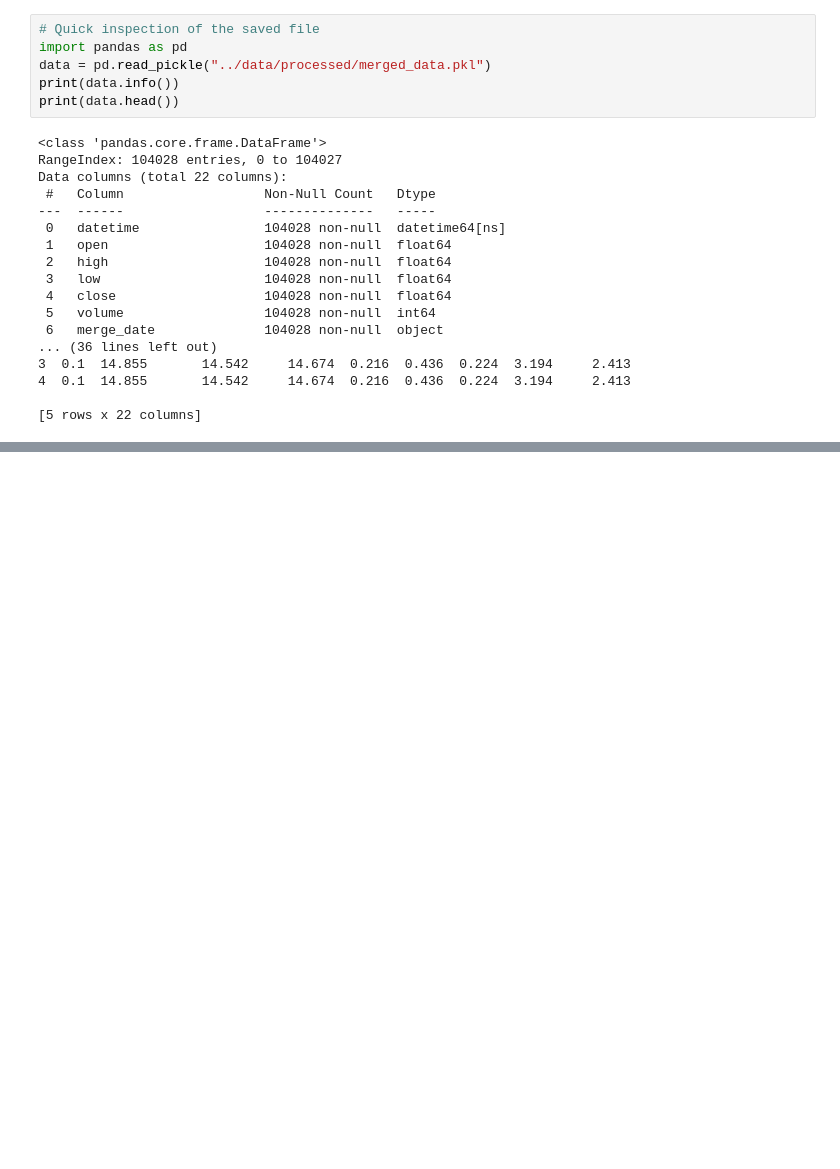
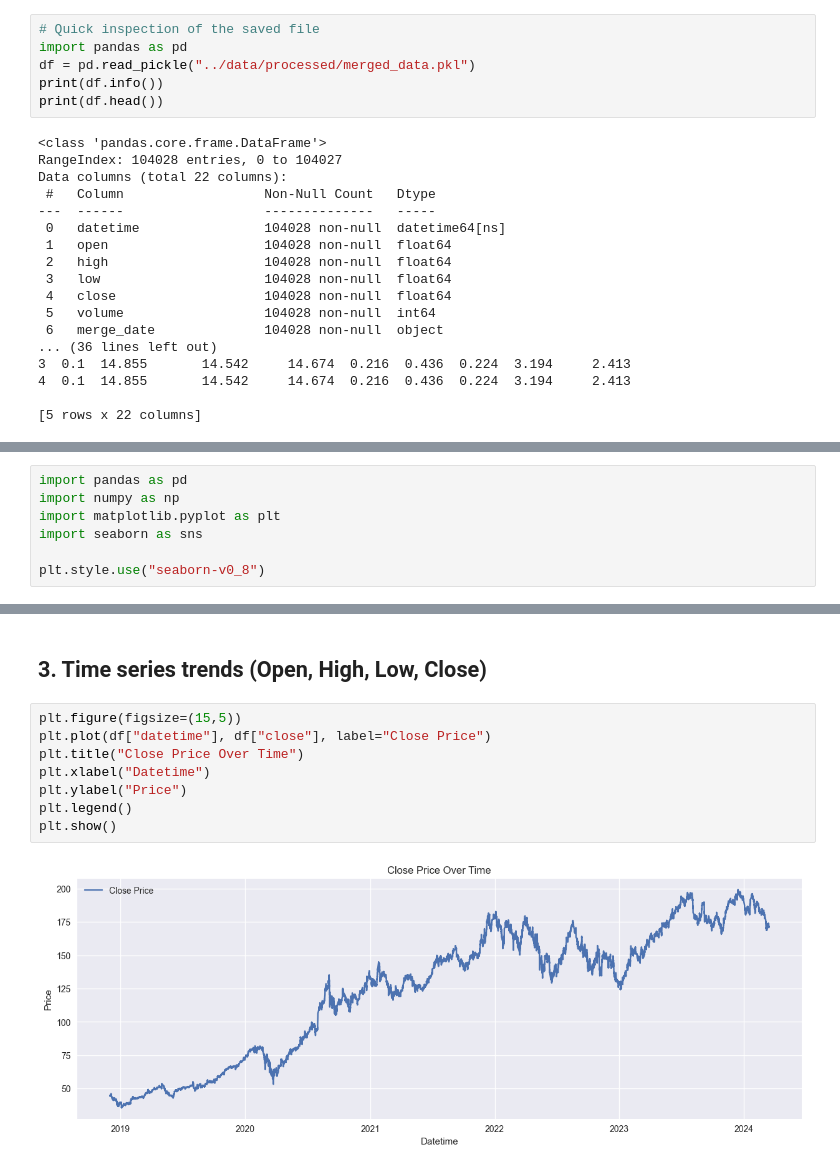
Before and after one commit to JacksonWung/CIS545_Repo, a Jupyter notebook: notebooks/01_EDA.ipynb, the cells around one changed output, grey strips where cells are left out. Cells and saved outputs as stored; diff of their text form; blank space fills up the shorter version.

```diff
--- a/notebooks/01_EDA.ipynb
+++ b/notebooks/01_EDA.ipynb
@@ -387,9 +387,9 @@ print("="*60)
 # %%
 # Quick inspection of the saved file
 import pandas as pd
-data = pd.read_pickle("../data/processed/merged_data.pkl")
-print(data.info())
-print(data.head())
+df = pd.read_pickle("../data/processed/merged_data.pkl")
+print(df.info())
+print(df.head())
 # %% [output]
 <class 'pandas.core.frame.DataFrame'>
 RangeIndex: 104028 entries, 0 to 104027
@@ -410,0 +415,7 @@ Data columns (total 22 columns):
+# %%
+import pandas as pd
+import numpy as np
+import matplotlib.pyplot as plt
+import seaborn as sns
+
+plt.style.use("seaborn-v0_8")
@@ -410,0 +446,12 @@ Data columns (total 22 columns):
+# %% [markdown]
+## 3. Time series trends (Open, High, Low, Close)
+# %%
+plt.figure(figsize=(15,5))
+plt.plot(df["datetime"], df["close"], label="Close Price")
+plt.title("Close Price Over Time")
+plt.xlabel("Datetime")
+plt.ylabel("Price")
+plt.legend()
+plt.show()
+# %% [output]
+[figure, added]
```
Also changed, not shown: parts of 38 cells of this notebook, 1 other file.
